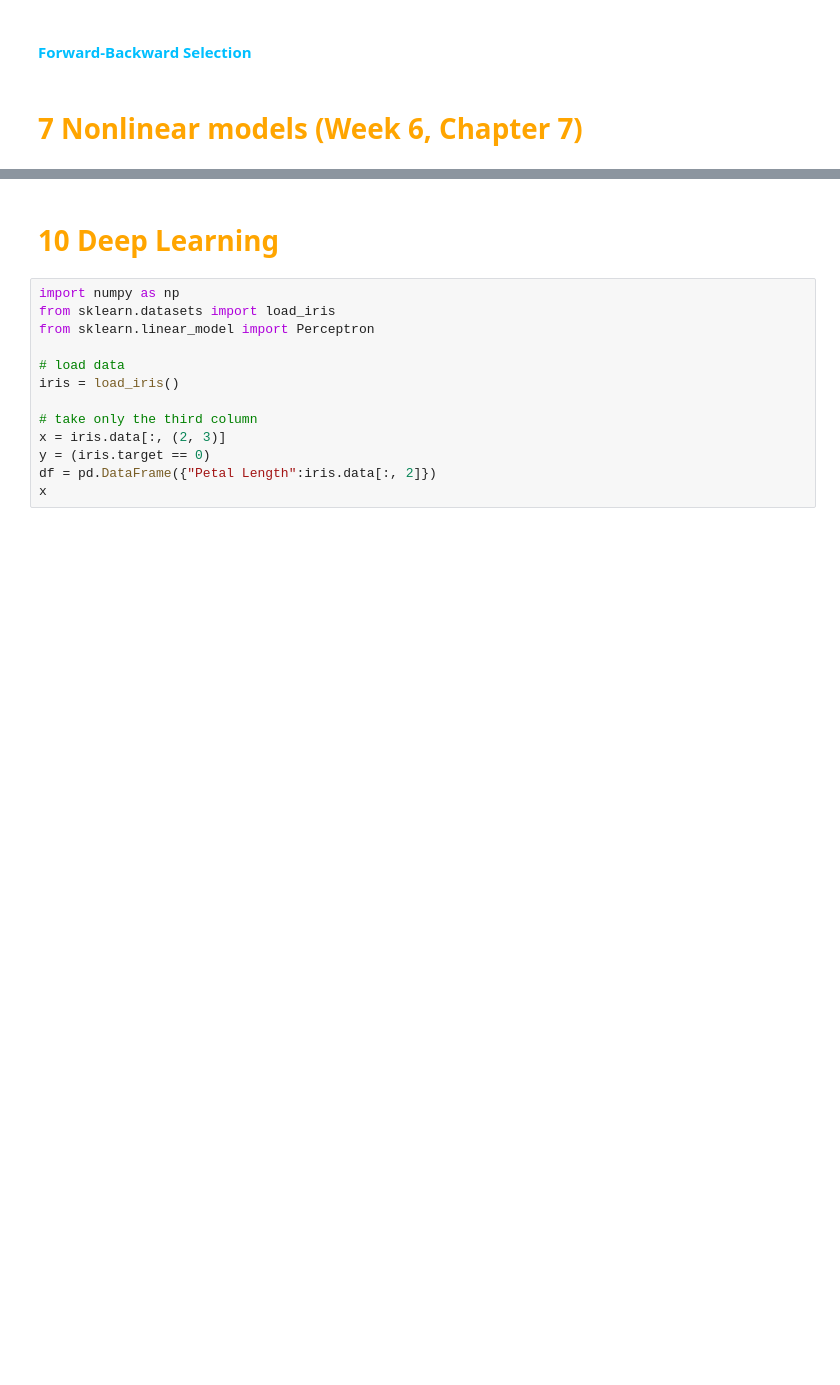
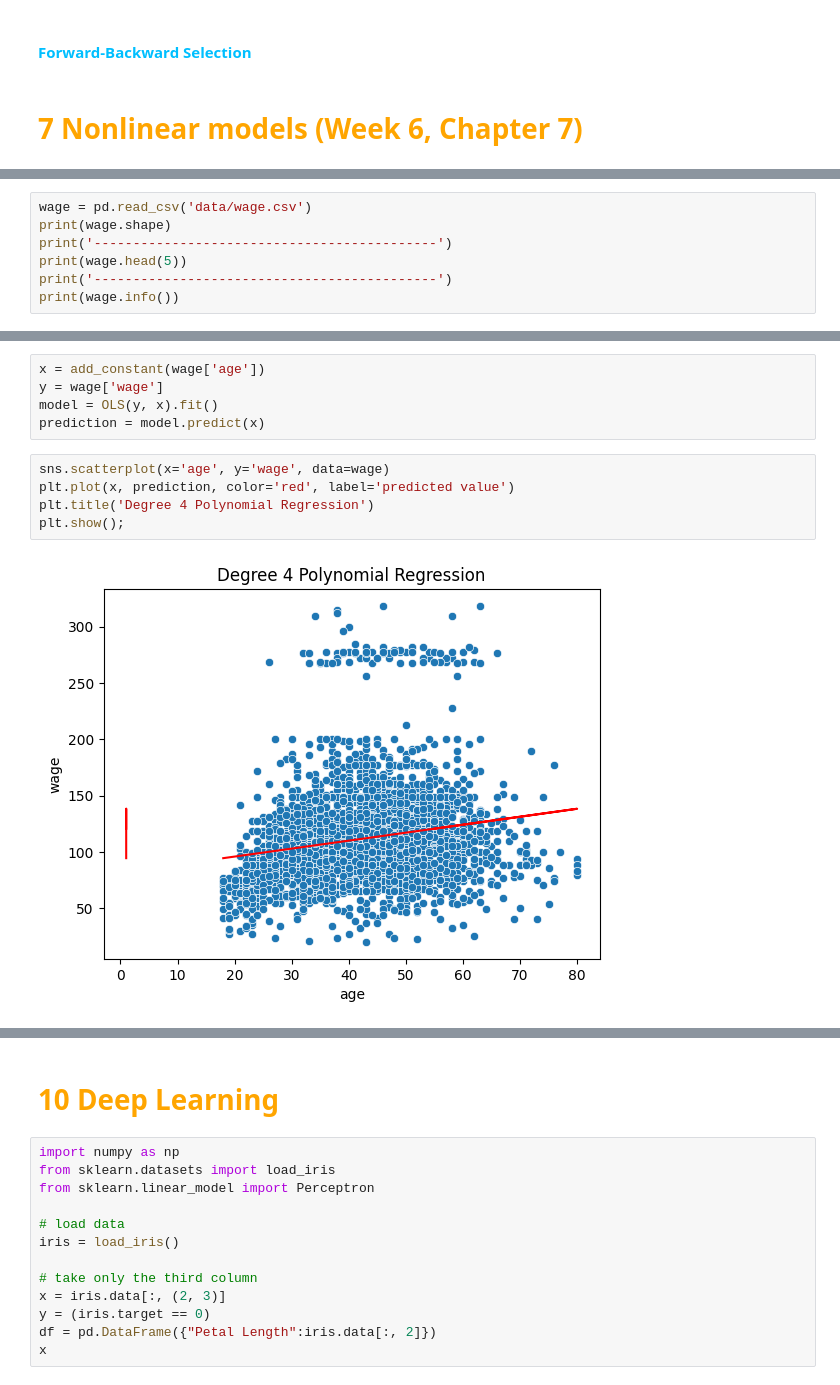
Before and after one commit to Hazim-HF/Machine-Learning, a Jupyter notebook: ML.ipynb, the cells around one changed output, grey strips where cells are left out. Cells and saved outputs as stored; diff of their text form; blank space fills up the shorter version.

```diff
--- a/ML.ipynb
+++ b/ML.ipynb
@@ -420,0 +423,7 @@ model
+# %%
+wage = pd.read_csv('data/wage.csv')
+print(wage.shape)
+print('--------------------------------------------')
+print(wage.head(5))
+print('--------------------------------------------')
+print(wage.info())
@@ -420,0 +448,12 @@ model
+# %%
+x = add_constant(wage['age'])
+y = wage['wage']
+model = OLS(y, x).fit()
+prediction = model.predict(x)
+# %%
+sns.scatterplot(x='age', y='wage', data=wage)
+plt.plot(x, prediction, color='red', label='predicted value')
+plt.title('Degree 4 Polynomial Regression')
+plt.show();
+# %% [output]
+[figure, added]
```
Also changed, not shown: parts of 9 cells of this notebook, 4 other files.
